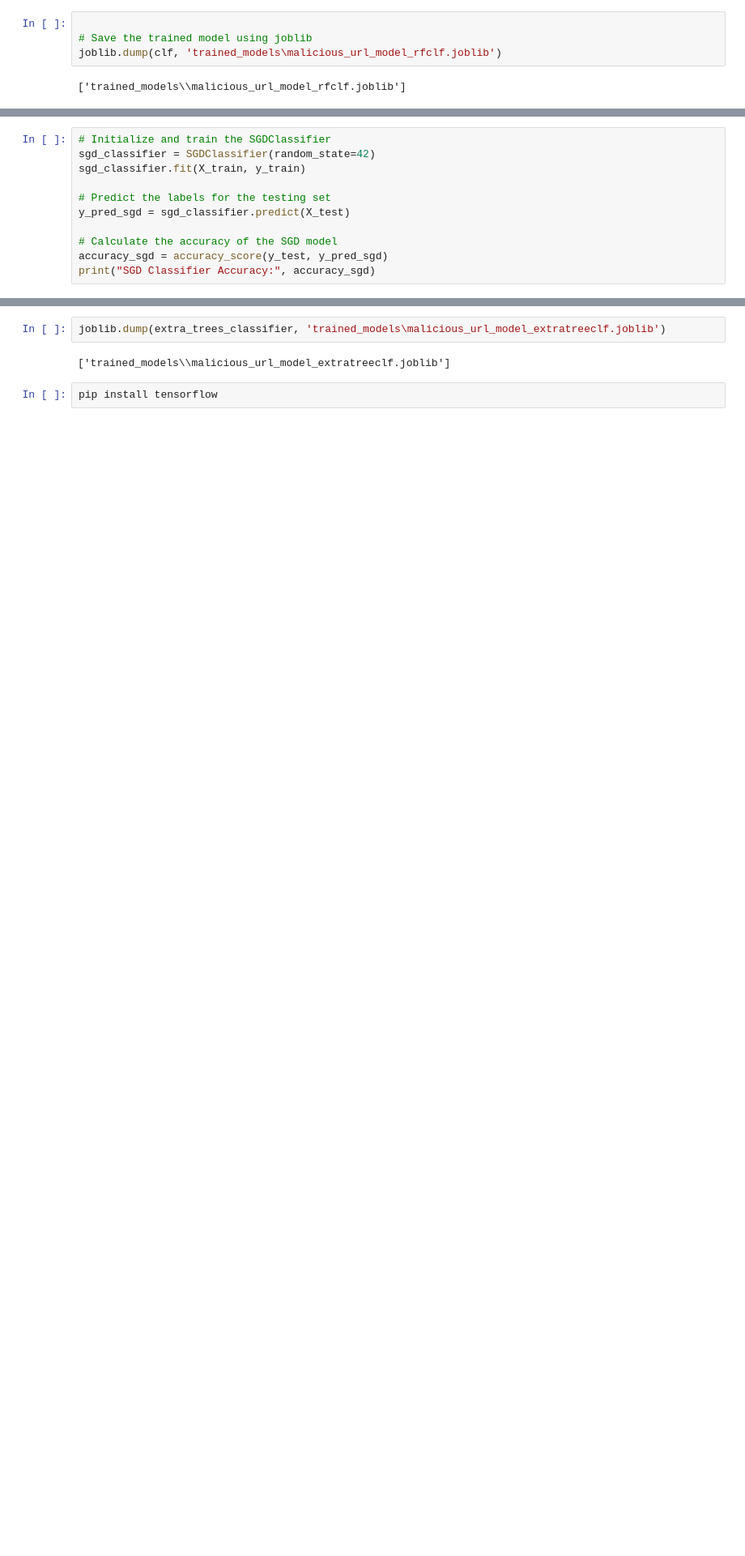
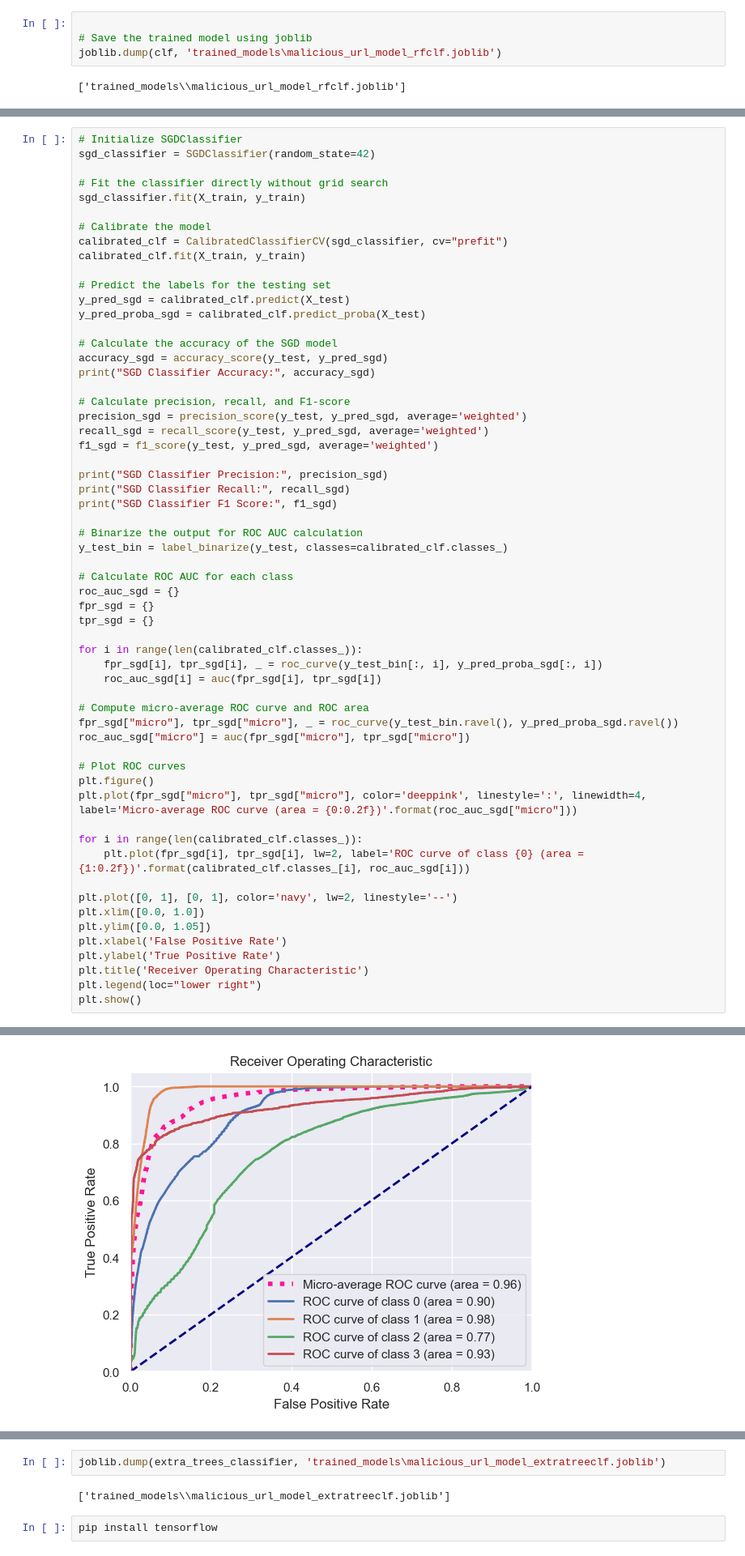
Before and after one commit to Somashekarbm/PhishShield, a Jupyter notebook: malicious-urls-machine-learning-with-91-46-acc.ipynb, the cells around one changed output, grey strips where cells are left out. Shown at 81% size. Cells and saved outputs as stored; diff of their text form; blank space fills up the shorter version.

```diff
--- a/malicious-urls-machine-learning-with-91-46-acc.ipynb
+++ b/malicious-urls-machine-learning-with-91-46-acc.ipynb
@@ -662,14 +768,62 @@ joblib.dump(ada_classifier, 'trained_models\malicious_url_model_adaclf.joblib')
 # %% [output]
 ['trained_models\\malicious_url_model_adaclf.joblib']
 # %%
-# Initialize and train the SGDClassifier
+# Initialize SGDClassifier
 sgd_classifier = SGDClassifier(random_state=42)
+
+# Fit the classifier directly without grid search
 sgd_classifier.fit(X_train, y_train)
 
+# Calibrate the model
+calibrated_clf = CalibratedClassifierCV(sgd_classifier, cv="prefit")
+calibrated_clf.fit(X_train, y_train)
+
 # Predict the labels for the testing set
-y_pred_sgd = sgd_classifier.predict(X_test)
+y_pred_sgd = calibrated_clf.predict(X_test)
+y_pred_proba_sgd = calibrated_clf.predict_proba(X_test)
 
 # Calculate the accuracy of the SGD model
 accuracy_sgd = accuracy_score(y_test, y_pred_sgd)
 print("SGD Classifier Accuracy:", accuracy_sgd)
+
+# Calculate precision, recall, and F1-score
+precision_sgd = precision_score(y_test, y_pred_sgd, average='weighted')
+recall_sgd = recall_score(y_test, y_pred_sgd, average='weighted')
+f1_sgd = f1_score(y_test, y_pred_sgd, average='weighted')
+
+print("SGD Classifier Precision:", precision_sgd)
+print("SGD Classifier Recall:", recall_sgd)
+print("SGD Classifier F1 Score:", f1_sgd)
+
+# Binarize the output for ROC AUC calculation
+y_test_bin = label_binarize(y_test, classes=calibrated_clf.classes_)
+
+# Calculate ROC AUC for each class
+roc_auc_sgd = {}
+fpr_sgd = {}
+tpr_sgd = {}
+
+for i in range(len(calibrated_clf.classes_)):
+    fpr_sgd[i], tpr_sgd[i], _ = roc_curve(y_test_bin[:, i], y_pred_proba_sgd[:, i])
+    roc_auc_sgd[i] = auc(fpr_sgd[i], tpr_sgd[i])
+
+# Compute micro-average ROC curve and ROC area
+fpr_sgd["micro"], tpr_sgd["micro"], _ = roc_curve(y_test_bin.ravel(), y_pred_proba_sgd.ravel())
+roc_auc_sgd["micro"] = auc(fpr_sgd["micro"], tpr_sgd["micro"])
+
+# Plot ROC curves
+plt.figure()
+plt.plot(fpr_sgd["micro"], tpr_sgd["micro"], color='deeppink', linestyle=':', linewidth=4, label='Micro-average ROC curve (area = {0:0.2f})'.format(roc_auc_sgd["micro"]))
+
+for i in range(len(calibrated_clf.classes_)):
+    plt.plot(fpr_sgd[i], tpr_sgd[i], lw=2, label='ROC curve of class {0} (area = {1:0.2f})'.format(calibrated_clf.classes_[i], roc_auc_sgd[i]))
+
+plt.plot([0, 1], [0, 1], color='navy', lw=2, linestyle='--')
+plt.xlim([0.0, 1.0])
+plt.ylim([0.0, 1.05])
+plt.xlabel('False Positive Rate')
+plt.ylabel('True Positive Rate')
+plt.title('Receiver Operating Characteristic')
+plt.legend(loc="lower right")
+plt.show()
 # %% [output]
@@ -677 +834,2 @@ SGD Classifier Accuracy: 0.8215511482735586
+[figure, added]
 # %%
```
Also changed, not shown: parts of 9 cells of this notebook.
